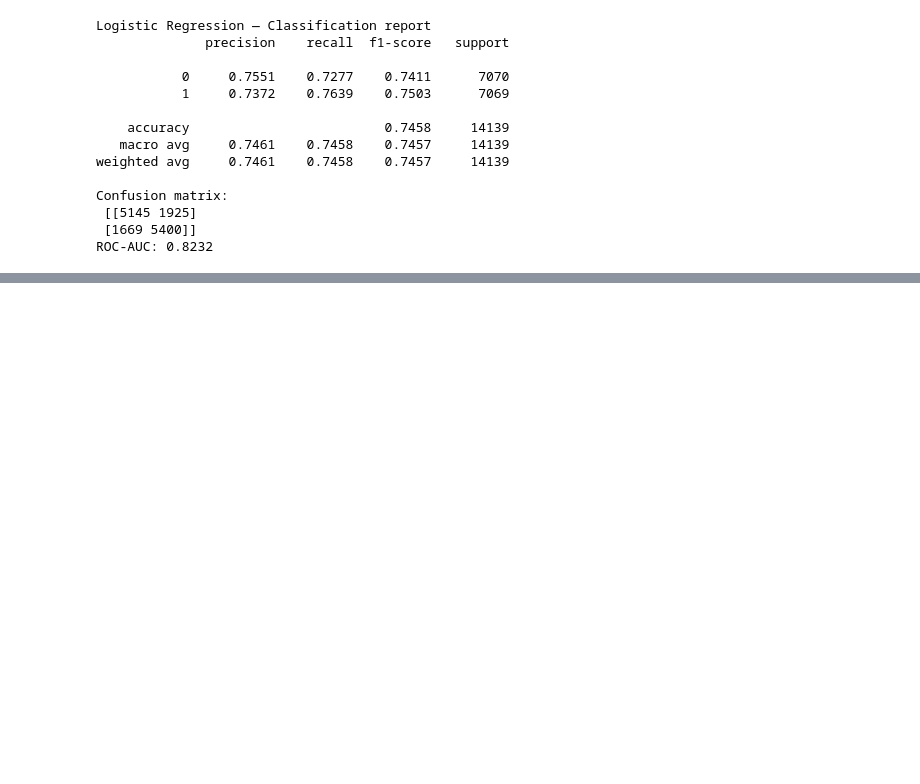
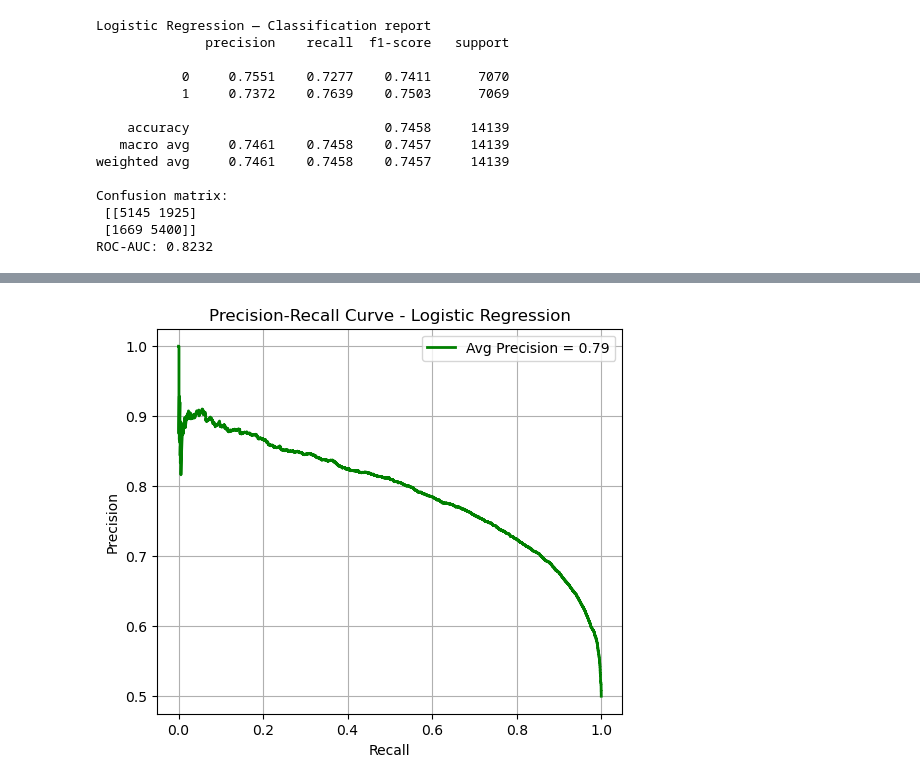
Before and after one commit to AfnanBinRizwan/Big-Data, a Jupyter notebook: logisticregression.ipynb, the cells around one changed output, grey strips where cells are left out. Saved outputs shown, nothing was run; the diff lists cells and outputs as text; code cells hidden in the pictures; blank space fills up the shorter version.

```diff
--- a/logisticregression.ipynb
+++ b/logisticregression.ipynb
@@ -120,0 +147,14 @@ ROC-AUC: 0.8232
+# %%
+precision, recall, _ = precision_recall_curve(y_test, y_probs)
+avg_precision = average_precision_score(y_test, y_probs)
+
+plt.figure(figsize=(6, 5))
+plt.plot(recall, precision, lw=2, color="green", label="Avg Precision = %0.2f" % avg_precision)
+plt.xlabel("Recall")
+plt.ylabel("Precision")
+plt.title("Precision-Recall Curve - Logistic Regression")
+plt.legend()
+plt.grid(True)
+plt.show()
+# %% [output]
+[figure, added]
```
Also changed, not shown: parts of 7 cells of this notebook, 6 other files.
